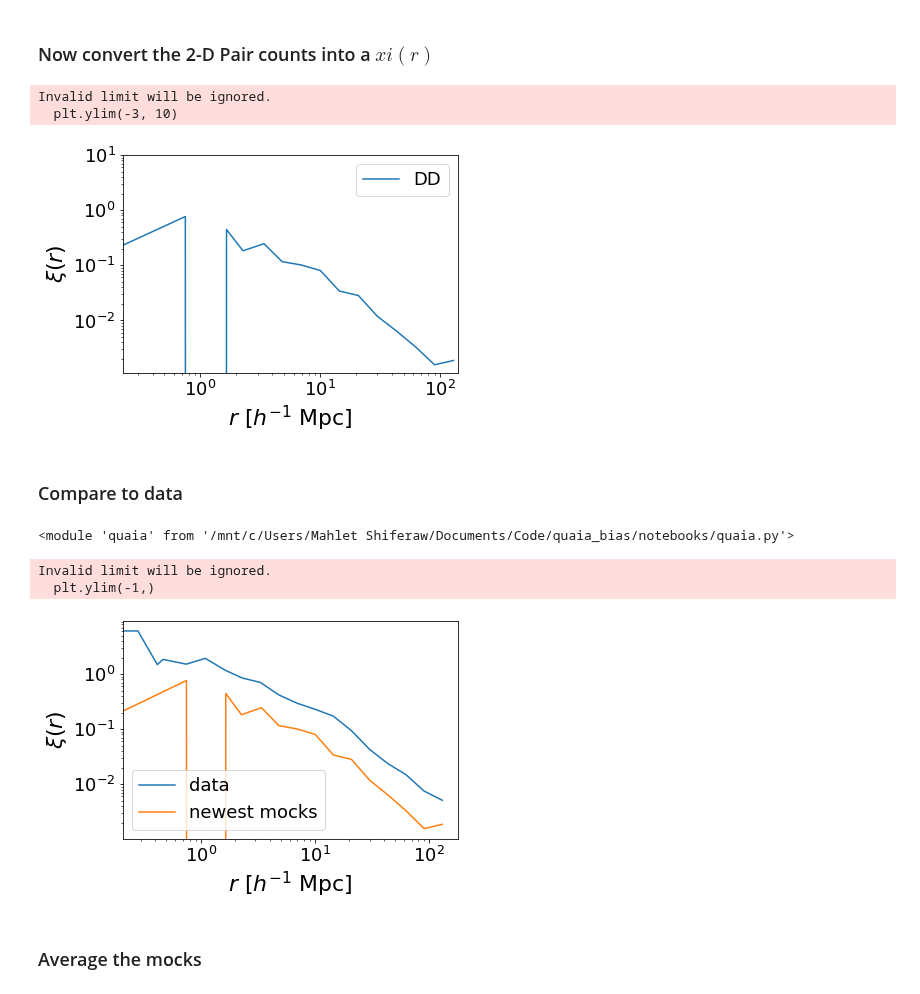
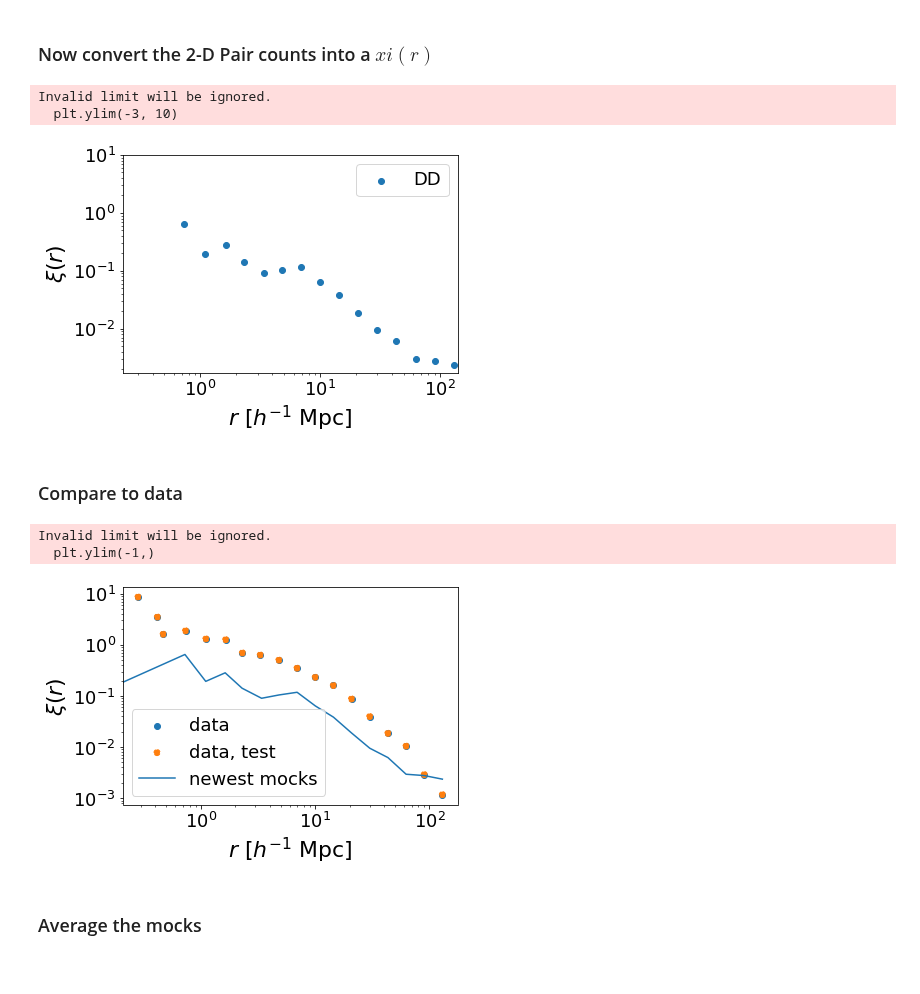
Before and after one commit to mshiferaw/quaia_bias, a Jupyter notebook: notebooks/2025-06-18_measure_xi_r_new_mocks.ipynb, the cells around one changed output. Cells and saved outputs as stored; diff of their text form; code cells hidden in the pictures.

```diff
--- a/notebooks/2025-06-18_measure_xi_r_new_mocks.ipynb
+++ b/notebooks/2025-06-18_measure_xi_r_new_mocks.ipynb
@@ -427,6 +456,6 @@ api_time
 # %%
 RR_counts, api_time = theory.DD(autocorr = 1, nthreads = 8, binfile = rbins, periodic = False,
-                                X1 = X2[mask_randlo], Y1 = Y2[mask_randlo], Z1 = Z2[mask_randlo], weights1 = 1/selfunc_lo[pixel_indices_randlo],
+                                X1 = X2, Y1 = Y2, Z1 = Z2, weights1 = 1/selfunc_lo[pixel_indices_randlo_mask],
                                 weight_type='pair_product',
                                 output_ravg = True, c_api_timer = True)
 
@@ -485,7 +492,7 @@ cf = convert_3d_counts_to_cf(N_gcatlo_mask, N_gcatlo_mask, N_randlo_mask, N_rand
 # np.save('../results/cf_rmin{}_rmax{}_sel_mocks'.format(str(rmin), str(rmax)), cf)
 # np.save('../results/ravg_rmin{}_rmax{}_sel_mocks'.format(str(rmin), str(rmax)), DD_counts['ravg'])
 # %%
-plt.plot(DD_counts['ravg'], cf, label = 'DD')
+plt.scatter(DD_counts['ravg'], cf, label = 'DD')
 # plt.scatter(DR_counts['ravg'], cf, label = 'DR')
 # plt.scatter(RR_counts['ravg'], cf, label = 'RR')
 plt.xlabel(r'$r$ $[h^{-1}$ Mpc]') # projected
@@ -499,41 +506,37 @@ plt.show()
 # %% [output]
 Invalid limit will be ignored.
   plt.ylim(-3, 10)
-[figure, old version]
+[figure, new version]
 # %% [markdown]
 ### Compare to data
-# %%
-import importlib
-importlib.reload(quaia)
-# %% [output]
-<module 'quaia' from '/mnt/c/Users/Mahlet Shiferaw/Documents/Code/quaia_bias/notebooks/quaia.py'>
 # %%
 # X2, Y2, Z2 = c.cartesian.xyz
 # pixel_indices_gcatlo = hp.ang2pix(NSIDE, tab_gcatlo['ra'], tab_gcatlo['dec'], lonlat=True)
 # pixel_indices_randlo = hp.ang2pix(NSIDE, tab_randlo['ra'], tab_randlo['dec'], lonlat=True)
 # %%
-cf_mock, ravg_mock = quaia.xi_r(tab_gcatlo[mask_gcatlo], tab_randlo[mask_randlo], selfunc_lo, pixel_indices_gcatlo, pixel_indices_randlo,
-                                N_gcatlo_mask, N_randlo_mask, RR_counts, correction, rbins = rbins)
+cf_mock, ravg_mock = quaia.xi_r(tab_gcatlo[mask_gcatlo], tab_randlo[mask_randlo], selfunc_lo, pixel_indices_gcatlo_mask, pixel_indices_randlo_mask,
+                                N_gcatlo_mask, N_randlo_mask, RR_counts, correction, rbins = rbins, mask = mask)
 # %%
-cf_data, ravg_data = quaia.xi_r(tab_datalo[mask_datalo], tab_randlo[mask_randlo], selfunc_lo, pixel_indices_datalo, pixel_indices_randlo,
-                                N_datalo_mask, N_randlo_mask, RR_counts, correction, rbins = rbins)
+cf_data, ravg_data = quaia.xi_r(tab_datalo[mask_datalo], tab_randlo[mask_randlo], selfunc_lo, pixel_indices_datalo_mask, pixel_indices_randlo_mask,
+                                N_datalo_mask, N_randlo_mask, RR_counts, correction, rbins = rbins, mask = mask)
 # %%
-cf_data_test, ravg_data_test = quaia.xi_r(tab_datalo[mask_datalo], tab_randlo[mask_randlo], selfunc_lo, pixel_indices_datalo, pixel_indices_randlo,
-                                N_datalo_mask, N_randlo_mask, RR_counts = None, correction, rbins = rbins)
+cf_data_test, ravg_data_test = quaia.xi_r(tab_datalo[mask_datalo], tab_randlo[mask_randlo], selfunc_lo, pixel_indices_datalo_mask,
+                                          pixel_indices_randlo_mask, N_datalo_mask, N_randlo_mask, None, correction, rbins = rbins, mask = mask)
 # %%
-plt.plot(ravg_data, cf_data, label = 'data')
+plt.scatter(ravg_data, cf_data, label = 'data')
+plt.scatter(ravg_data_test, cf_data_test, label = 'data, test', linestyle = '--')
 plt.plot(ravg_mock, cf_mock, label = 'newest mocks')
 plt.xlabel(r'$r$ $[h^{-1}$ Mpc]') # projected
 plt.ylabel(r"$\xi(r)$")
 plt.xscale('log')
 plt.yscale('log')
 plt.ylim(-1,)
 plt.legend()
 plt.show()
 # %% [output]
 Invalid limit will be ignored.
   plt.ylim(-1,)
-[figure, old version]
+[figure, new version]
 # %% [markdown]
 ### Average the mocks
 # %%
```
Also changed, not shown: parts of 40 cells of this notebook, 4 other files.
